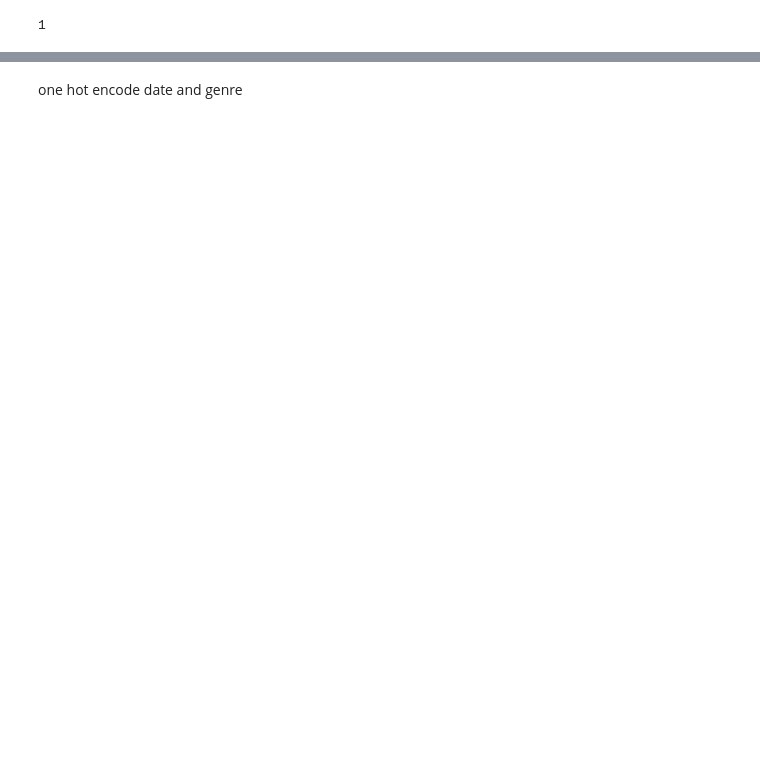
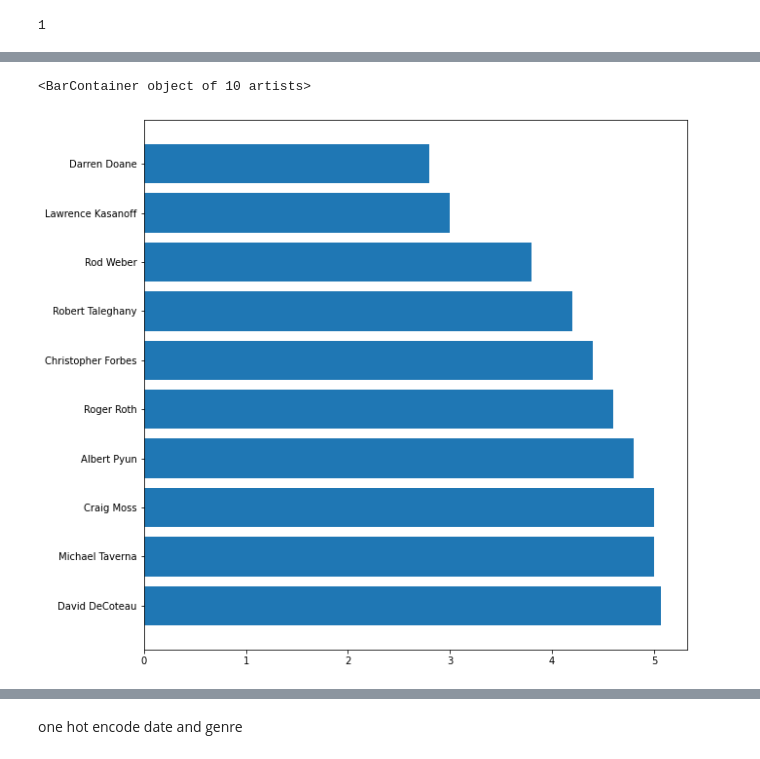
Before and after one commit to michael-a-green/Metis_Project2, a Jupyter notebook: Project2.ipynb, the cells around one changed output, grey strips where cells are left out. Drawn from its saved outputs; the diff is of its cells as text; code cells hidden in the pictures; blank space fills up the shorter version.

```diff
--- a/Project2.ipynb
+++ b/Project2.ipynb
@@ -648,0 +759,7 @@ movie_df_processed[ movie_df_processed["director"] == "Bob Persichetti"  ]["titl
+# %%
+#bottom 10 directors by star power
+plt.figure(figsize=(10,10))
+plt.barh(movieProcessedAVGStarPowerPerDirector.iloc[-10:,0],movieProcessedAVGStarPowerPerDirector.iloc[-10:,1])
+# %% [output]
+<BarContainer object of 10 artists>
+[figure, added]
```
Also changed, not shown: parts of 43 cells of this notebook.
